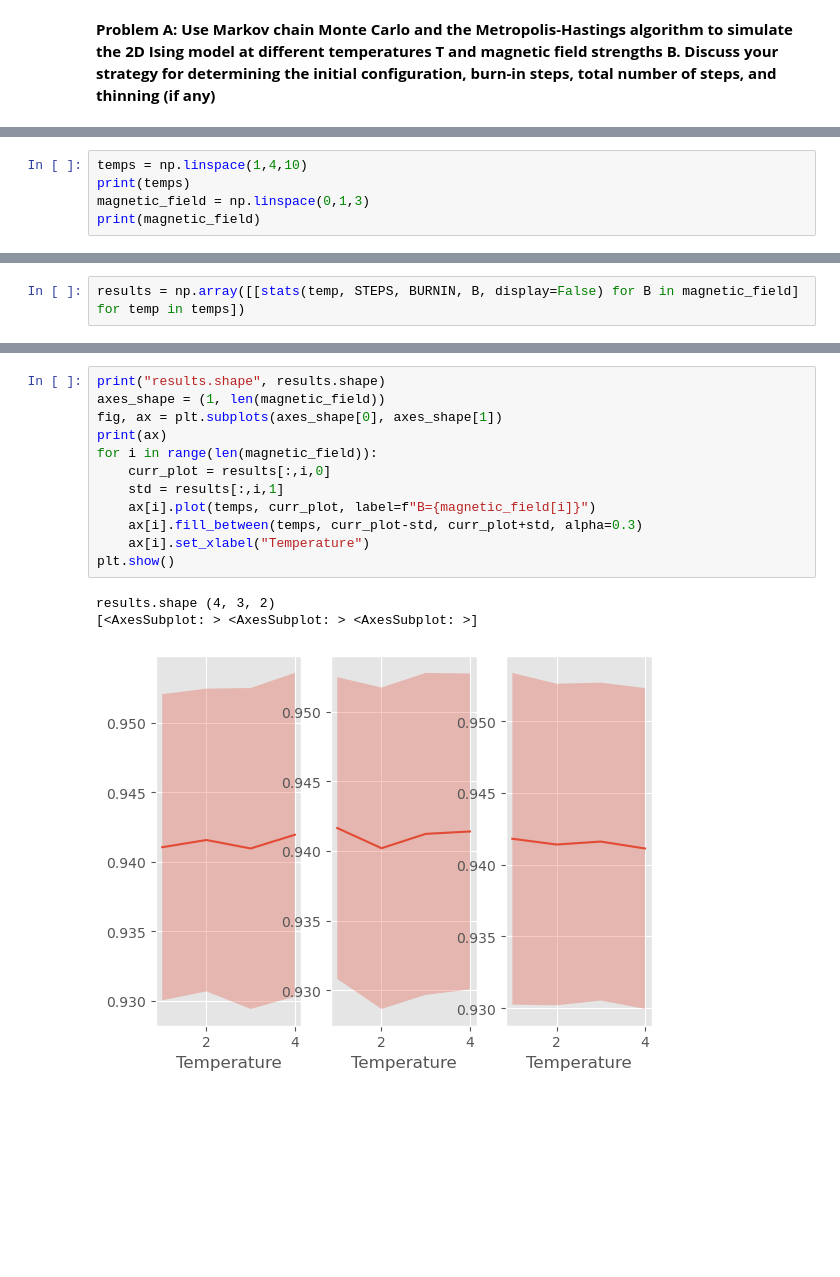
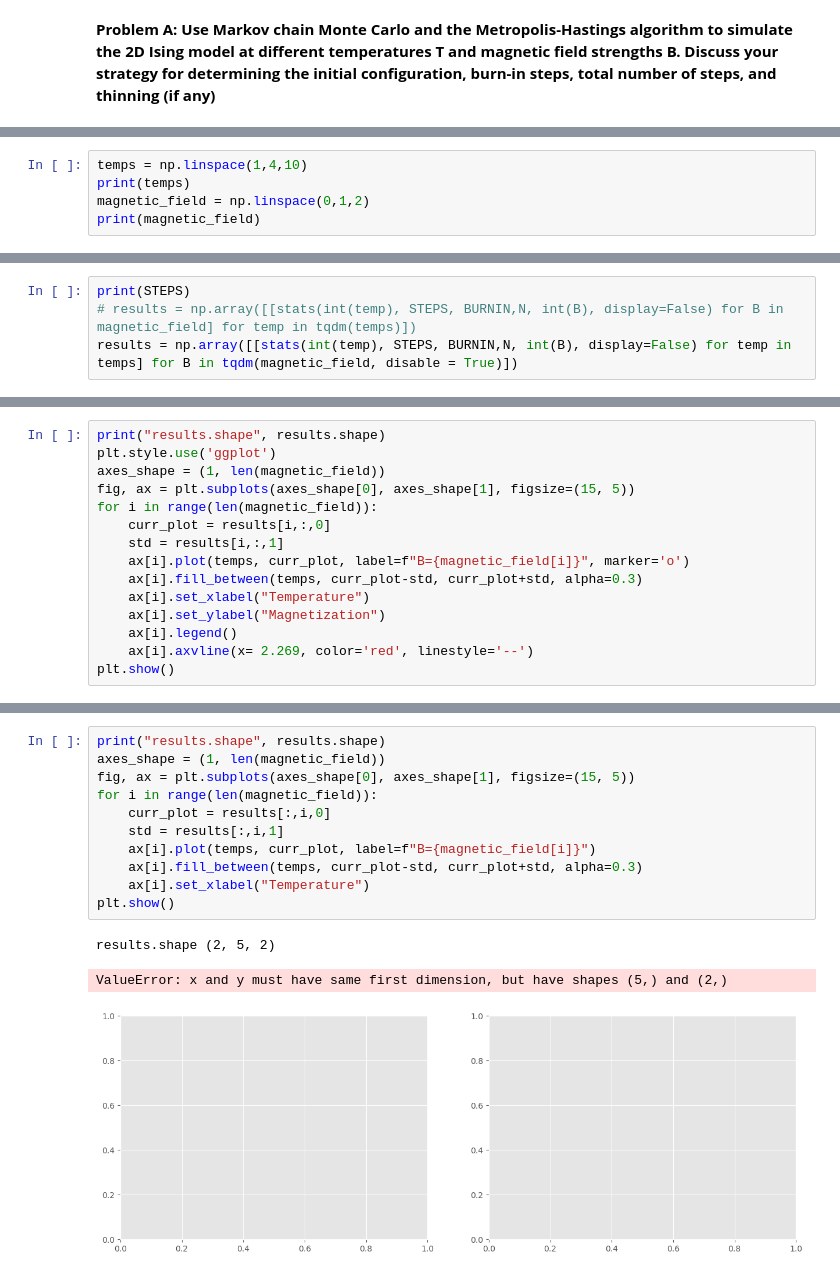
Before and after one commit to leo-megliola/2D-Icing-MCMC, a Jupyter notebook: partA.ipynb, the cells around one changed output, grey strips where cells are left out. Saved outputs shown, nothing was run; the diff lists cells and outputs as text; blank space fills up the shorter version.

```diff
--- a/partA.ipynb
+++ b/partA.ipynb
@@ -40,7 +41,7 @@ magnetization std = 0.011427931582750548
 # %%
 temps = np.linspace(1,4,10)
 print(temps)
-magnetic_field = np.linspace(0,1,3)
+magnetic_field = np.linspace(0,1,2)
 print(magnetic_field)
 # %% [output]
 [1.         1.33333333 1.66666667 2.         2.33333333 2.66666667
@@ -49,3 +66,5 @@ print(magnetic_field)
 # %%
-results = np.array([[stats(temp, STEPS, BURNIN, B, display=False) for B in magnetic_field] for temp in temps])
+print(STEPS)
+# results = np.array([[stats(int(temp), STEPS, BURNIN,N, int(B), display=False) for B in magnetic_field] for temp in tqdm(temps)])
+results = np.array([[stats(int(temp), STEPS, BURNIN,N, int(B), display=False) for temp in temps] for B in tqdm(magnetic_field, disable = True)])
 # %% [output]
@@ -62,0 +72,15 @@ print(results[2,0,:])
+# %%
+print("results.shape", results.shape)
+plt.style.use('ggplot')
+axes_shape = (1, len(magnetic_field))
+fig, ax = plt.subplots(axes_shape[0], axes_shape[1], figsize=(15, 5))
+for i in range(len(magnetic_field)):
+    curr_plot = results[i,:,0]
+    std = results[i,:,1]
+    ax[i].plot(temps, curr_plot, label=f"B={magnetic_field[i]}", marker='o')
+    ax[i].fill_between(temps, curr_plot-std, curr_plot+std, alpha=0.3)
+    ax[i].set_xlabel("Temperature")
+    ax[i].set_ylabel("Magnetization")
+    ax[i].legend()
+    ax[i].axvline(x= 2.269, color='red', linestyle='--')
+plt.show()
@@ -63,19 +90,18 @@ print(results[2,0,:])
 # %%
 print("results.shape", results.shape)
 axes_shape = (1, len(magnetic_field))
-fig, ax = plt.subplots(axes_shape[0], axes_shape[1])
-print(ax)
+fig, ax = plt.subplots(axes_shape[0], axes_shape[1], figsize=(15, 5))
 for i in range(len(magnetic_field)):
     curr_plot = results[:,i,0]
     std = results[:,i,1]
     ax[i].plot(temps, curr_plot, label=f"B={magnetic_field[i]}")
     ax[i].fill_between(temps, curr_plot-std, curr_plot+std, alpha=0.3)
     ax[i].set_xlabel("Temperature")
 plt.show()
 # %% [output]
-results.shape (4, 3, 2)
-[<AxesSubplot: > <AxesSubplot: > <AxesSubplot: >]
+results.shape (2, 5, 2)
+ValueError: x and y must have same first dimension, but have shapes (5,) and (2,)
-[figure, old version]
+[figure, new version]
 # %%
 plt.errorbar(temps, results.T[0], yerr=results.T[1])
 plt.vlines([2.269], ymin=-0.2, ymax=1.0, color='red')
```
Also changed, not shown: parts of 9 cells of this notebook, 2 other files.
